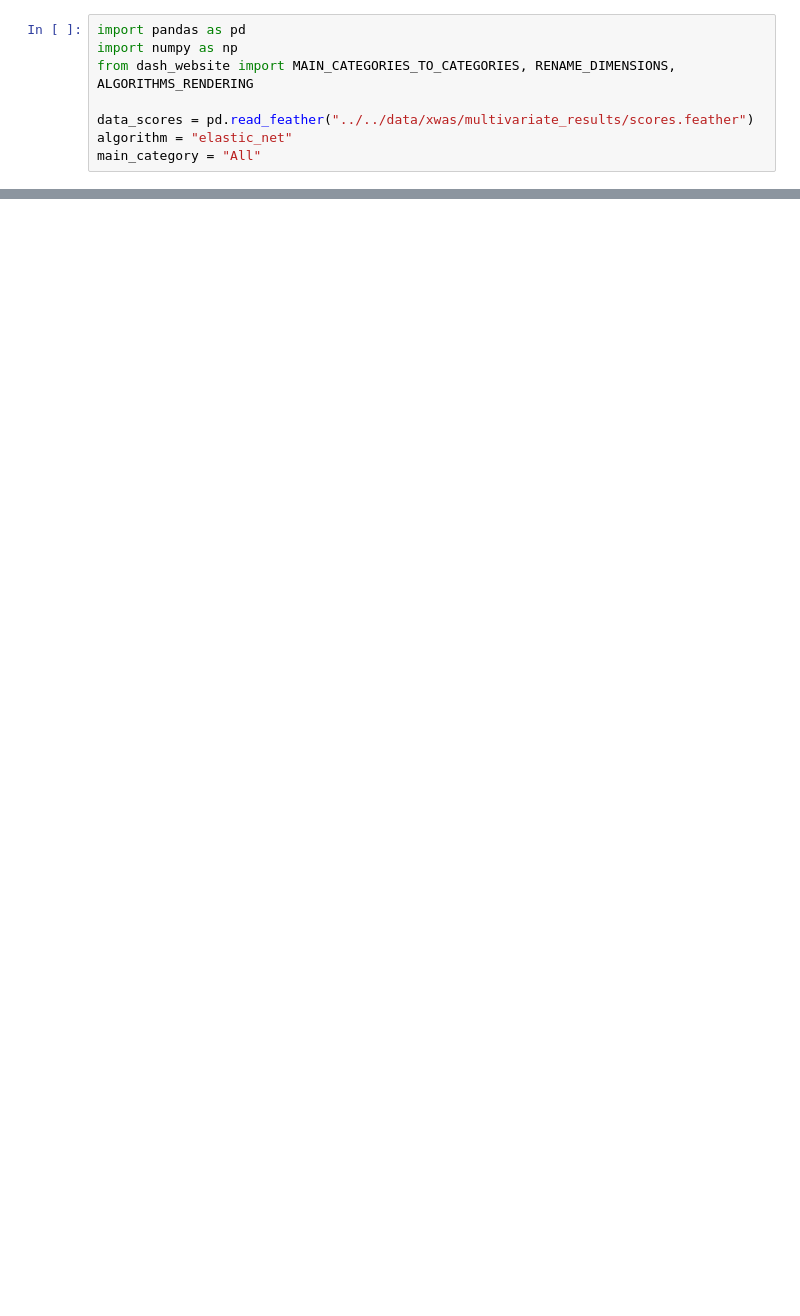
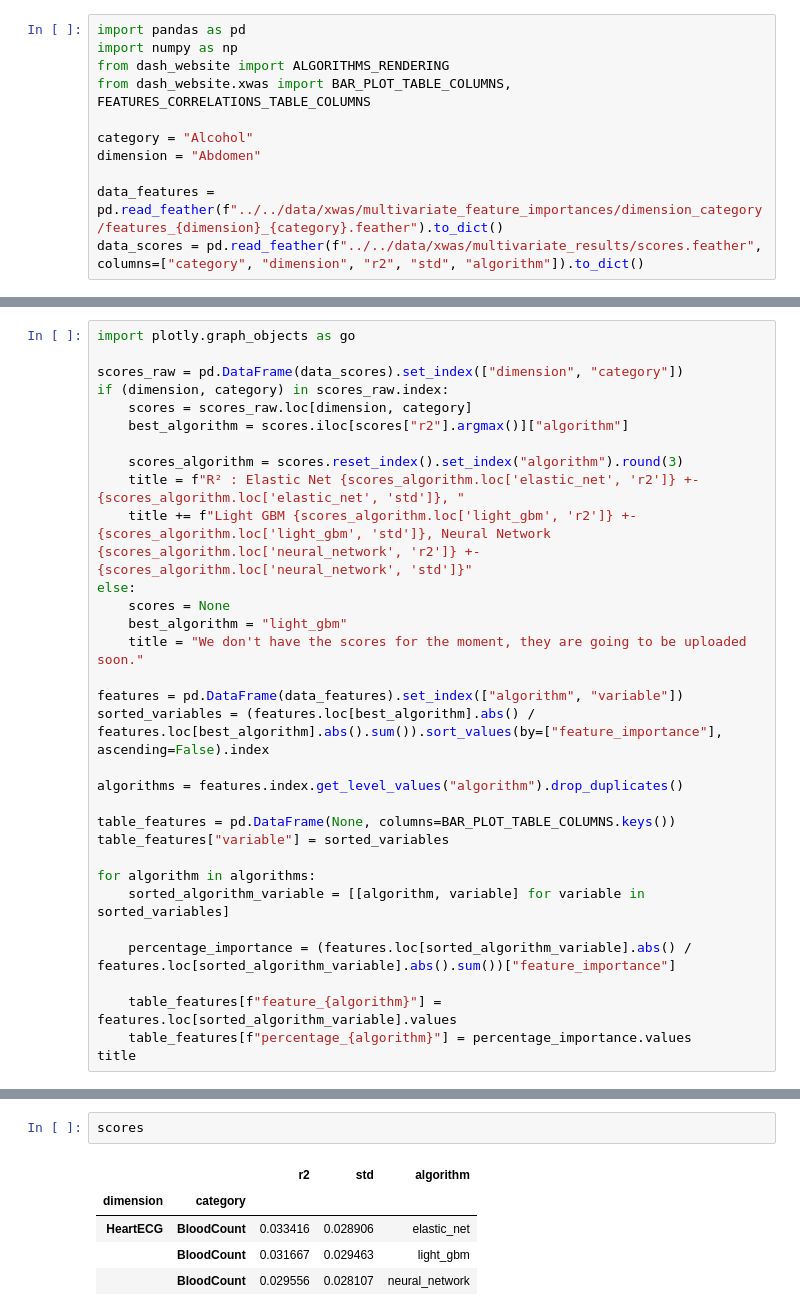
Before and after one commit to Deep-Learning-and-Aging/Website, a Jupyter notebook: dash_website/xwas/tries.ipynb, the cells around one changed output, grey strips where cells are left out. Saved outputs shown, nothing was run; the diff lists cells and outputs as text; blank space fills up the shorter version.

```diff
--- a/dash_website/xwas/tries.ipynb
+++ b/dash_website/xwas/tries.ipynb
@@ -1,8 +1,11 @@
 # %%
 import pandas as pd
 import numpy as np
-from dash_website import MAIN_CATEGORIES_TO_CATEGORIES, RENAME_DIMENSIONS, ALGORITHMS_RENDERING
+from dash_website import ALGORITHMS_RENDERING
+from dash_website.xwas import BAR_PLOT_TABLE_COLUMNS, FEATURES_CORRELATIONS_TABLE_COLUMNS
 
-data_scores = pd.read_feather("../../data/xwas/multivariate_results/scores.feather")
-algorithm = "elastic_net"
-main_category = "All"
+category = "Alcohol"
+dimension = "Abdomen"
+
+data_features = pd.read_feather(f"../../data/xwas/multivariate_feature_importances/dimension_category/features_{dimension}_{category}.feather").to_dict()
+data_scores = pd.read_feather(f"../../data/xwas/multivariate_results/scores.feather", columns=["category", "dimension", "r2", "std", "algorithm"]).to_dict()
@@ -90,0 +16,32 @@ r2_2d
+# %%
+import plotly.graph_objects as go
+
+scores_raw = pd.DataFrame(data_scores).set_index(["dimension", "category"])
+if (dimension, category) in scores_raw.index:
+    scores = scores_raw.loc[dimension, category]
+    best_algorithm = scores.iloc[scores["r2"].argmax()]["algorithm"]
+
+    scores_algorithm = scores.reset_index().set_index("algorithm").round(3)
+    title = f"R² : Elastic Net {scores_algorithm.loc['elastic_net', 'r2']} +- {scores_algorithm.loc['elastic_net', 'std']}, "
+    title += f"Light GBM {scores_algorithm.loc['light_gbm', 'r2']} +- {scores_algorithm.loc['light_gbm', 'std']}, Neural Network {scores_algorithm.loc['neural_network', 'r2']} +- {scores_algorithm.loc['neural_network', 'std']}"
+else:
+    scores = None
+    best_algorithm = "light_gbm"
+    title = "We don't have the scores for the moment, they are going to be uploaded soon."
+
+features = pd.DataFrame(data_features).set_index(["algorithm", "variable"])
+sorted_variables = (features.loc[best_algorithm].abs() / features.loc[best_algorithm].abs().sum()).sort_values(by=["feature_importance"], ascending=False).index
+
+algorithms = features.index.get_level_values("algorithm").drop_duplicates()
+
+table_features = pd.DataFrame(None, columns=BAR_PLOT_TABLE_COLUMNS.keys())
+table_features["variable"] = sorted_variables
+
+for algorithm in algorithms:
+    sorted_algorithm_variable = [[algorithm, variable] for variable in sorted_variables]
+
+    percentage_importance = (features.loc[sorted_algorithm_variable].abs() / features.loc[sorted_algorithm_variable].abs().sum())["feature_importance"]
+
+    table_features[f"feature_{algorithm}"] = features.loc[sorted_algorithm_variable].values
+    table_features[f"percentage_{algorithm}"] = percentage_importance.values
+title
@@ -90,0 +80,8 @@ r2_2d
+# %%
+scores
+# %% [output]
+|  |  | r2 | std | algorithm |
+| dimension | category |  |  |  |
+| HeartECG | BloodCount | 0.033416 | 0.028906 | elastic_net |
+|  | BloodCount | 0.031667 | 0.029463 | light_gbm |
+|  | BloodCount | 0.029556 | 0.028107 | neural_network |
```
Also changed, not shown: parts of 13 cells of this notebook, 15 other files.
